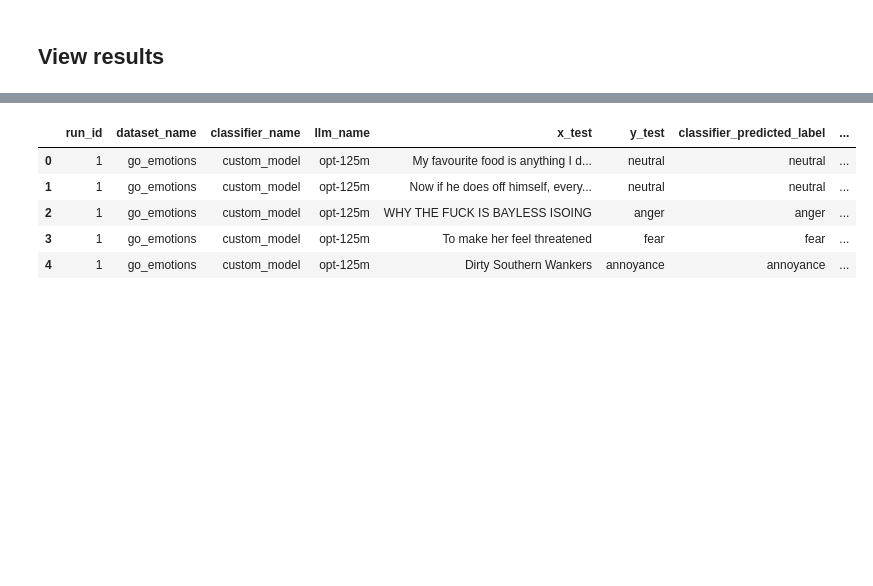
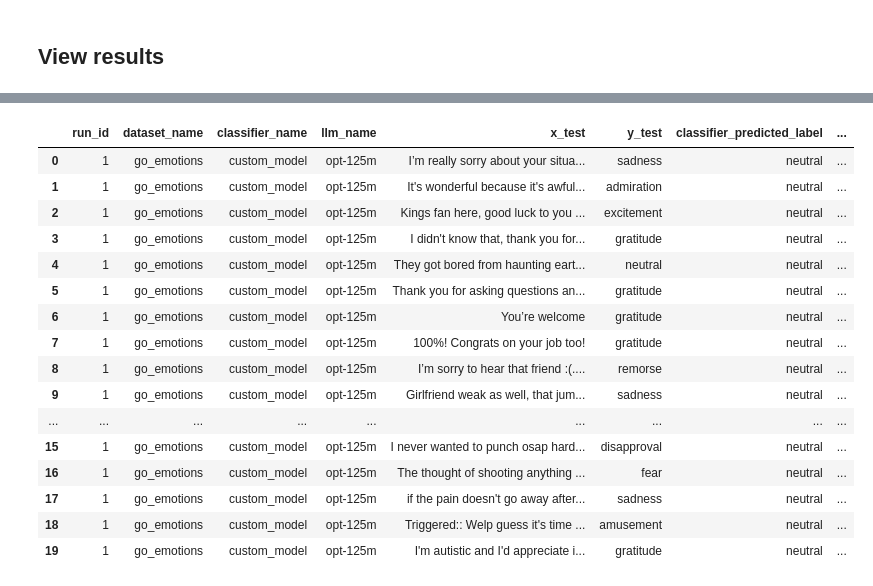
Before and after one commit to Iwaniukooo11/llm-workshop, a Jupyter notebook: intermediate/main.ipynb, the cells around one changed output, grey strips where cells are left out. Drawn from its saved outputs; the diff is of its cells as text; code cells hidden in the pictures; blank space fills up the shorter version.

```diff
--- a/intermediate/main.ipynb
+++ b/intermediate/main.ipynb
@@ -26,7 +27,7 @@ pd.set_option('display.width', None)
 # %%
 go_emotions_simplified_data = load_dataset("go_emotions", "simplified")
 # %%
-with open("tmp/dict.txt", "r") as f:
+with open("advanced/dict.txt", "r") as f:
     emotions = [line.strip() for line in f.readlines()]
 
 def prepare_df(df, emotions):
@@ -109,12 +134,13 @@ model_statistics_tmp, prediction_statistics_tmp, data_statistics_tmp = experimen
     y_test=y_test,
     x_val=x_val,
     y_val=y_val,
-    max_samples_for_llm_train=15,
+    max_samples_for_llm_train=max_samples_for_llm_train,
     dataset_name=dataset_name,
     concept=concept,
     concept_keywords=concept_keywords,
-    max_samples_for_concept=10,
+    max_samples_for_concept=max_samples_for_concept,
 
+    # Classifier parameters
     classifier_name="custom_model",
     classifier=custom_classifier,
     train_classifier=True,
@@ -122,14 +148,14 @@ model_statistics_tmp, prediction_statistics_tmp, data_statistics_tmp = experimen
 
     llm_models=llm_models,
 
-    prompt_header_llm_concept    = "In 2 words guess, what task is the model doing:\n",
-    prompt_content_llm_concept   = "{x_test} -> {y_test}\n",
-    prompt_tail_llm_concept      = "What is this task?",
+    prompt_header_llm_concept    = prompt_header_llm_concept,
+    prompt_content_llm_concept   = prompt_content_llm_concept,
+    prompt_tail_llm_concept      = prompt_tail_llm_concept,
 
-    prompt_header_llm_train    = "You are a classificator\n",
-    prompt_content_llm_train   = "{x_train} -> {y_train}\n",
-    prompt_tail_llm_train      = "Learn based on this.",
+    prompt_header_llm_train      = prompt_header_llm_train,
+    prompt_content_llm_train     = prompt_content_llm_train,
+    prompt_tail_llm_train        = prompt_tail_llm_train,
 
-    prompt_llm_simulation= "{x_test}"
+    prompt_llm_simulation        = prompt_llm_simulation
 )
 # %% [output]
@@ -165,12 +210,13 @@ model_statistics_tmp, prediction_statistics_tmp, data_statistics_tmp = experimen
     y_test=y_test,
     x_val=x_val,
     y_val=y_val,
-    max_samples_for_llm_train=15,
+    max_samples_for_llm_train=max_samples_for_llm_train,
     dataset_name=dataset_name,
     concept=concept,
     concept_keywords=concept_keywords,
-    max_samples_for_concept=10,
+    max_samples_for_concept=max_samples_for_concept,
 
+    # Classifier parameters
     classifier_name="roberta-base-go_emotions",
     classifier=HGF,
     train_classifier=False,
@@ -178,14 +224,14 @@ model_statistics_tmp, prediction_statistics_tmp, data_statistics_tmp = experimen
 
     llm_models=llm_models,
 
-    prompt_header_llm_concept    = "In 2 words guess, what task is the model doing:\n",
-    prompt_content_llm_concept   = "{x_test} -> {y_test}\n",
-    prompt_tail_llm_concept      = "What is this task?",
+    prompt_header_llm_concept    = prompt_header_llm_concept,
+    prompt_content_llm_concept   = prompt_content_llm_concept,
+    prompt_tail_llm_concept      = prompt_tail_llm_concept,
 
-    prompt_header_llm_train    = "You are a classificator\n",
-    prompt_content_llm_train   = "{x_train} -> {y_train}\n",
-    prompt_tail_llm_train      = "Learn based on this.",
+    prompt_header_llm_train      = prompt_header_llm_train,
+    prompt_content_llm_train     = prompt_content_llm_train,
+    prompt_tail_llm_train        = prompt_tail_llm_train,
 
-    prompt_llm_simulation= "{x_test}"
+    prompt_llm_simulation        = prompt_llm_simulation
 )
 # %% [output]
@@ -207,12 +272,23 @@ model_statistics.head()
 # %%
-prediction_statistics.head()
+prediction_statistics.head(20)
 # %% [output]
 |  | run_id | dataset_name | classifier_name | llm_name | x_test | y_test | classifier_predicted_label | ... |
-| 0 | 1 | go_emotions | custom_model | opt-125m | My favourite food is anything I d... | neutral | neutral | ... |
-| 1 | 1 | go_emotions | custom_model | opt-125m | Now if he does off himself, every... | neutral | neutral | ... |
-| 2 | 1 | go_emotions | custom_model | opt-125m | WHY THE FUCK IS BAYLESS ISOING | anger | anger | ... |
-| 3 | 1 | go_emotions | custom_model | opt-125m | To make her feel threatened | fear | fear | ... |
-| 4 | 1 | go_emotions | custom_model | opt-125m | Dirty Southern Wankers | annoyance | annoyance | ... |
+| 0 | 1 | go_emotions | custom_model | opt-125m | I’m really sorry about your situa... | sadness | neutral | ... |
+| 1 | 1 | go_emotions | custom_model | opt-125m | It's wonderful because it's awful... | admiration | neutral | ... |
+| 2 | 1 | go_emotions | custom_model | opt-125m | Kings fan here, good luck to you ... | excitement | neutral | ... |
+| 3 | 1 | go_emotions | custom_model | opt-125m | I didn't know that, thank you for... | gratitude | neutral | ... |
+| 4 | 1 | go_emotions | custom_model | opt-125m | They got bored from haunting eart... | neutral | neutral | ... |
+| 5 | 1 | go_emotions | custom_model | opt-125m | Thank you for asking questions an... | gratitude | neutral | ... |
+| 6 | 1 | go_emotions | custom_model | opt-125m | You’re welcome | gratitude | neutral | ... |
+| 7 | 1 | go_emotions | custom_model | opt-125m | 100%! Congrats on your job too! | gratitude | neutral | ... |
+| 8 | 1 | go_emotions | custom_model | opt-125m | I’m sorry to hear that friend :(.... | remorse | neutral | ... |
+| 9 | 1 | go_emotions | custom_model | opt-125m | Girlfriend weak as well, that jum... | sadness | neutral | ... |
+| ... | ... | ... | ... | ... | ... | ... | ... | ... |
+| 15 | 1 | go_emotions | custom_model | opt-125m | I never wanted to punch osap hard... | disapproval | neutral | ... |
+| 16 | 1 | go_emotions | custom_model | opt-125m | The thought of shooting anything ... | fear | neutral | ... |
+| 17 | 1 | go_emotions | custom_model | opt-125m | if the pain doesn't go away after... | sadness | neutral | ... |
+| 18 | 1 | go_emotions | custom_model | opt-125m | Triggered:: Welp guess it's time ... | amusement | neutral | ... |
+| 19 | 1 | go_emotions | custom_model | opt-125m | I'm autistic and I'd appreciate i... | gratitude | neutral | ... |
 # %%
 data_statistics.head()
 # %% [output]
```
Also changed, not shown: parts of 10 cells of this notebook, 6 other files.
